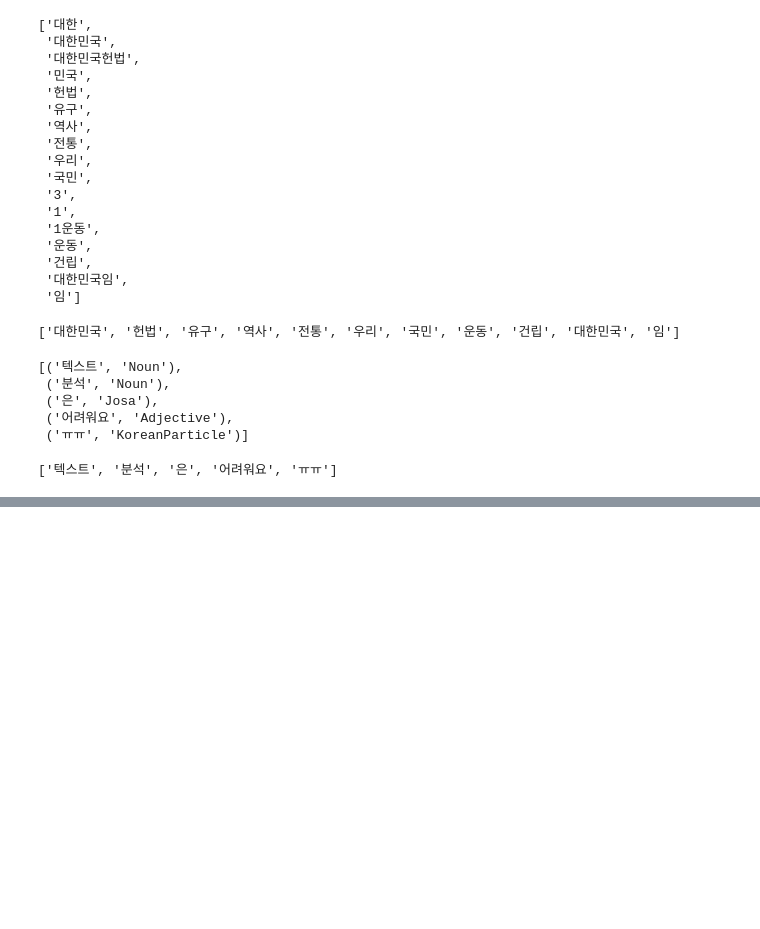
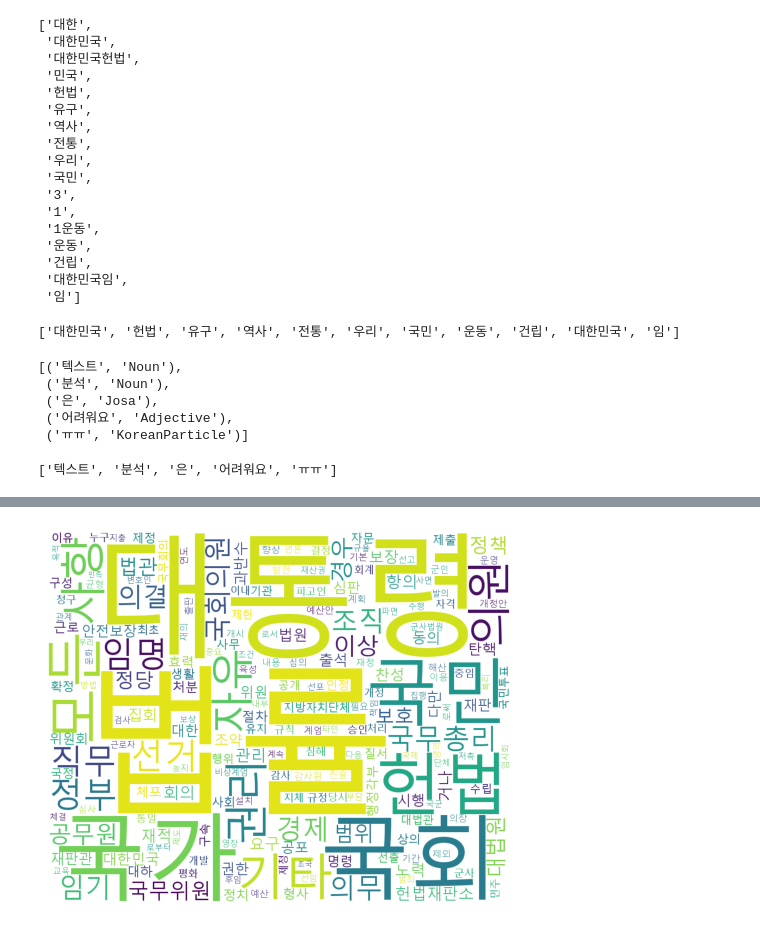
Before and after one commit to rhems234/Bigdata, a Jupyter notebook: konlpy_test.ipynb, the cells around one changed output, grey strips where cells are left out. Cells and saved outputs as stored; diff of their text form; code cells hidden in the pictures; blank space fills up the shorter version.

```diff
--- a/konlpy_test.ipynb
+++ b/konlpy_test.ipynb
@@ -138,0 +244,9 @@ okt.morphs(s)
+# %%
+from wordcloud import WordCloud
+font_path='c:/Windows/Fonts/malgun.ttf'
+wc=WordCloud(width=1000, height=800, background_color='white', font_path=font_path)
+plt.imshow(wc.generate_from_frequencies(kv2))
+plt.axis('off')
+plt.show()
+# %% [output]
+[figure, added]
```
Also changed, not shown: parts of 15 cells of this notebook, 1 other file.
